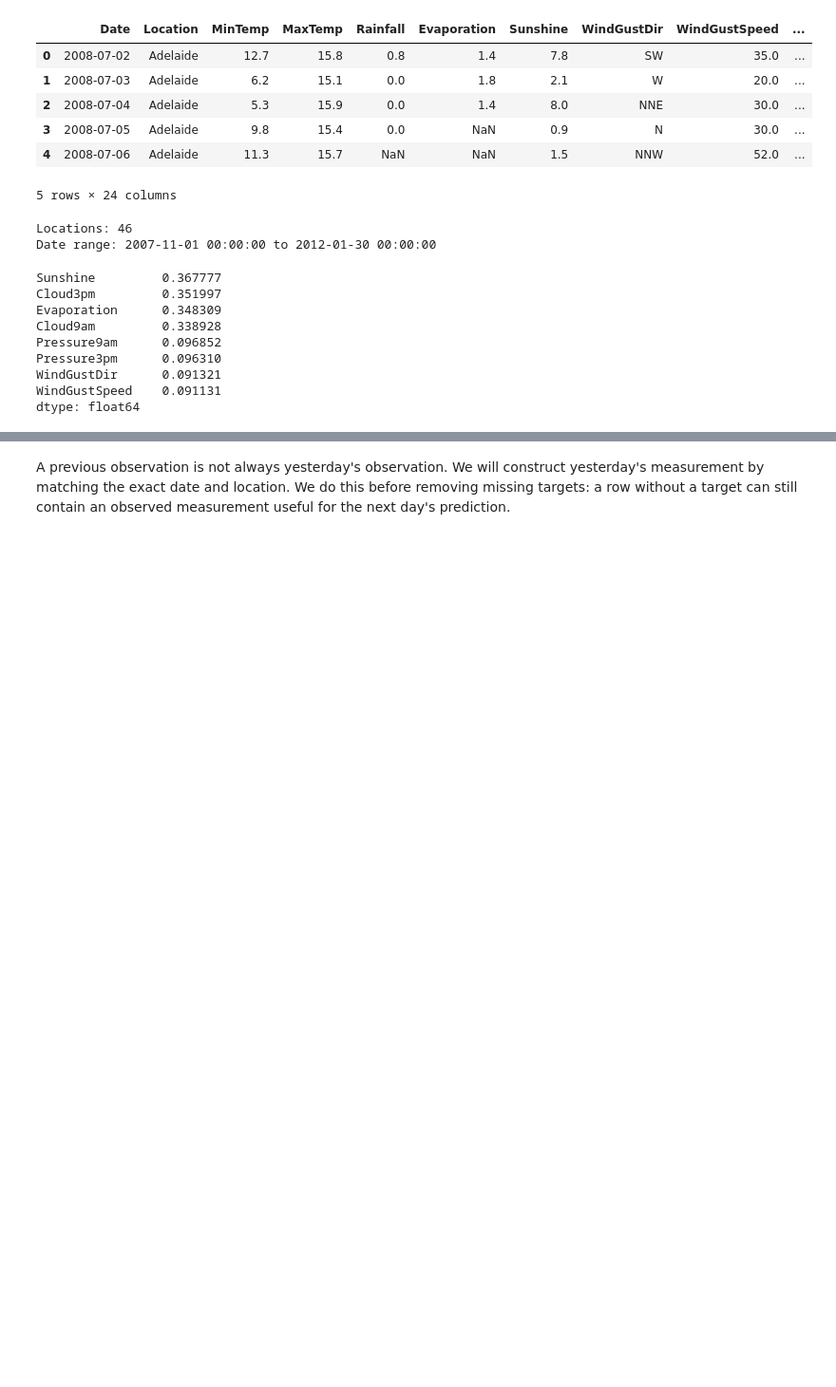
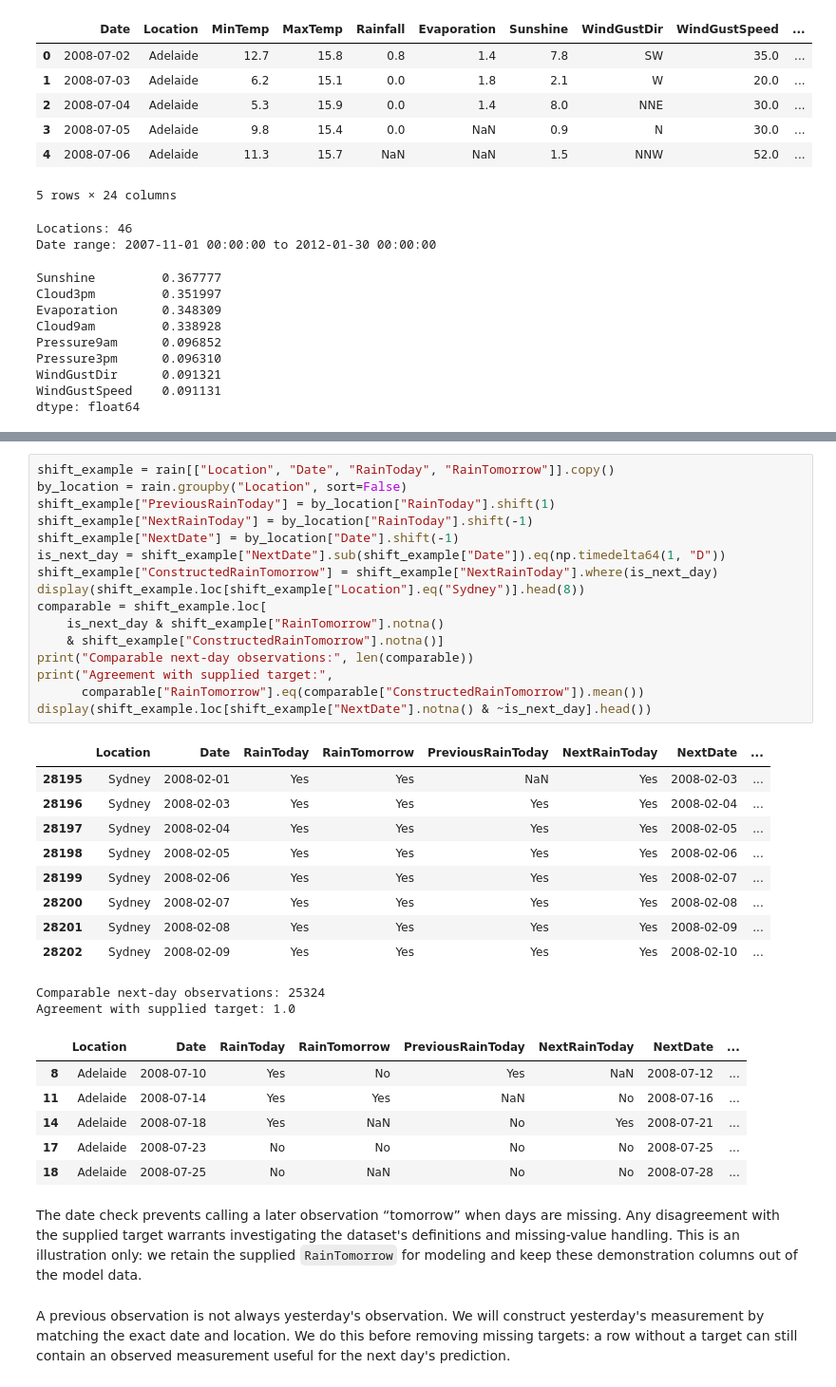
Before and after one commit to UBC-CS/cpsc330-2026W1, a Jupyter notebook: content/classes/varada/lecture-19-time-series-demo.ipynb, the cells around one changed output, grey strips where cells are left out. Shown at 95% size. Drawn from its saved outputs; the diff is of its cells as text; blank space fills up the shorter version.

```diff
--- a/content/classes/varada/lecture-19-time-series-demo.ipynb
+++ b/content/classes/varada/lecture-19-time-series-demo.ipynb
@@ -95,3 +153,39 @@ Name: Number of gaps, dtype: int64
+# %%
+shift_example = rain[["Location", "Date", "RainToday", "RainTomorrow"]].copy()
+by_location = rain.groupby("Location", sort=False)
+shift_example["PreviousRainToday"] = by_location["RainToday"].shift(1)
+shift_example["NextRainToday"] = by_location["RainToday"].shift(-1)
+shift_example["NextDate"] = by_location["Date"].shift(-1)
+is_next_day = shift_example["NextDate"].sub(shift_example["Date"]).eq(np.timedelta64(1, "D"))
+shift_example["ConstructedRainTomorrow"] = shift_example["NextRainToday"].where(is_next_day)
+display(shift_example.loc[shift_example["Location"].eq("Sydney")].head(8))
+comparable = shift_example.loc[
+    is_next_day & shift_example["RainTomorrow"].notna()
+    & shift_example["ConstructedRainTomorrow"].notna()]
+print("Comparable next-day observations:", len(comparable))
+print("Agreement with supplied target:",
+      comparable["RainTomorrow"].eq(comparable["ConstructedRainTomorrow"]).mean())
+display(shift_example.loc[shift_example["NextDate"].notna() & ~is_next_day].head())
+# %% [output]
+|  | Location | Date | RainToday | RainTomorrow | PreviousRainToday | NextRainToday | NextDate | ... |
+| 28195 | Sydney | 2008-02-01 | Yes | Yes | NaN | Yes | 2008-02-03 | ... |
+| 28196 | Sydney | 2008-02-03 | Yes | Yes | Yes | Yes | 2008-02-04 | ... |
+| 28197 | Sydney | 2008-02-04 | Yes | Yes | Yes | Yes | 2008-02-05 | ... |
+| 28198 | Sydney | 2008-02-05 | Yes | Yes | Yes | Yes | 2008-02-06 | ... |
+| 28199 | Sydney | 2008-02-06 | Yes | Yes | Yes | Yes | 2008-02-07 | ... |
+| 28200 | Sydney | 2008-02-07 | Yes | Yes | Yes | Yes | 2008-02-08 | ... |
+| 28201 | Sydney | 2008-02-08 | Yes | Yes | Yes | Yes | 2008-02-09 | ... |
+| 28202 | Sydney | 2008-02-09 | Yes | Yes | Yes | Yes | 2008-02-10 | ... |
+Comparable next-day observations: 25324
+Agreement with supplied target: 1.0
+|  | Location | Date | RainToday | RainTomorrow | PreviousRainToday | NextRainToday | NextDate | ... |
+| 8 | Adelaide | 2008-07-10 | Yes | No | Yes | NaN | 2008-07-12 | ... |
+| 11 | Adelaide | 2008-07-14 | Yes | Yes | NaN | No | 2008-07-16 | ... |
+| 14 | Adelaide | 2008-07-18 | Yes | NaN | No | Yes | 2008-07-21 | ... |
+| 17 | Adelaide | 2008-07-23 | No | No | No | No | 2008-07-25 | ... |
+| 18 | Adelaide | 2008-07-25 | No | NaN | No | No | 2008-07-28 | ... |
+# %% [markdown]
+The date check prevents calling a later observation “tomorrow” when days are missing. Any disagreement with the supplied target warrants investigating the dataset's definitions and missing-value handling. This is an illustration only: we retain the supplied `RainTomorrow` for modeling and keep these demonstration columns out of the model data.
 # %% [markdown]
 A previous observation is not always yesterday's observation. We will construct yesterday's measurement by matching the exact date and location. We do this before removing missing targets: a row without a target can still contain an observed measurement useful for the next day's prediction.
 # %%
```
Also changed, not shown: parts of 16 cells of this notebook.
